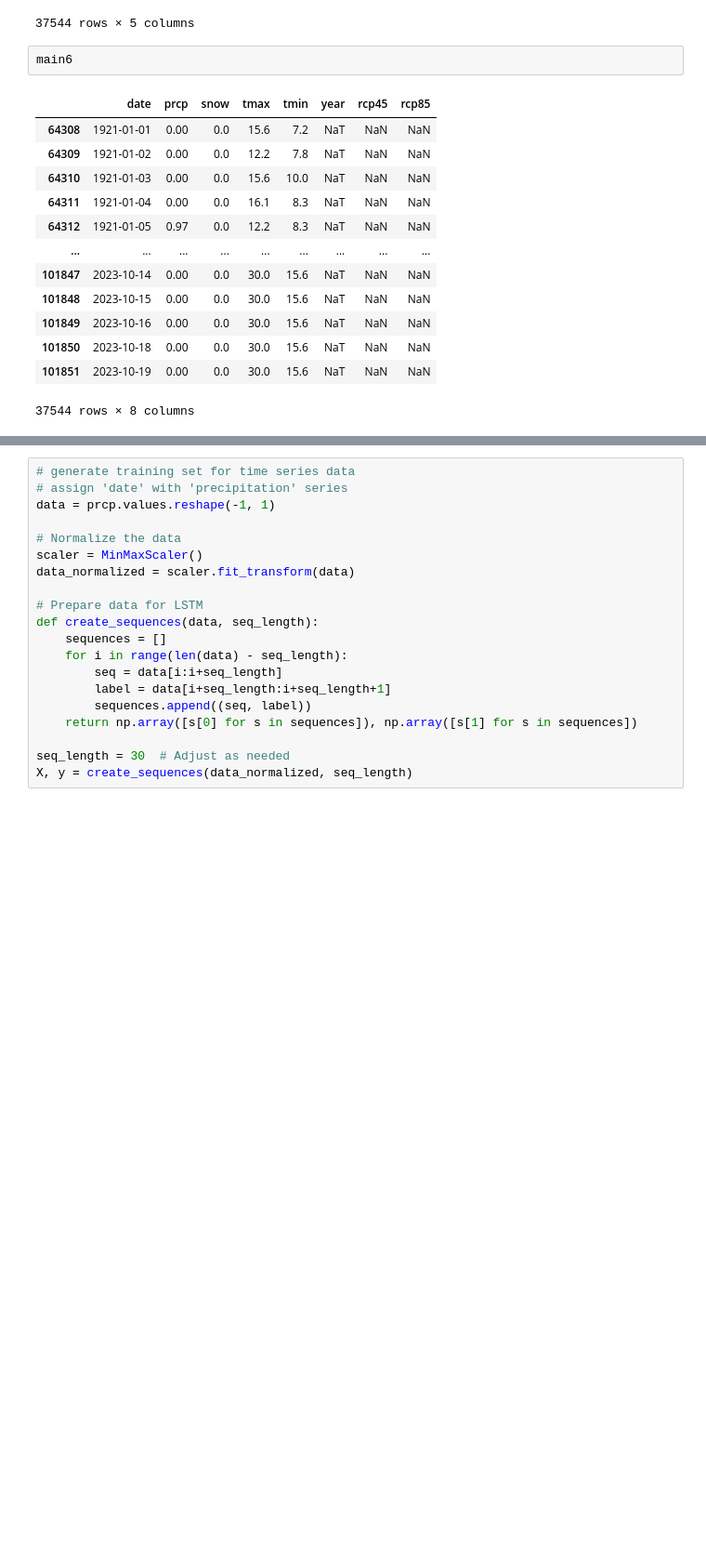
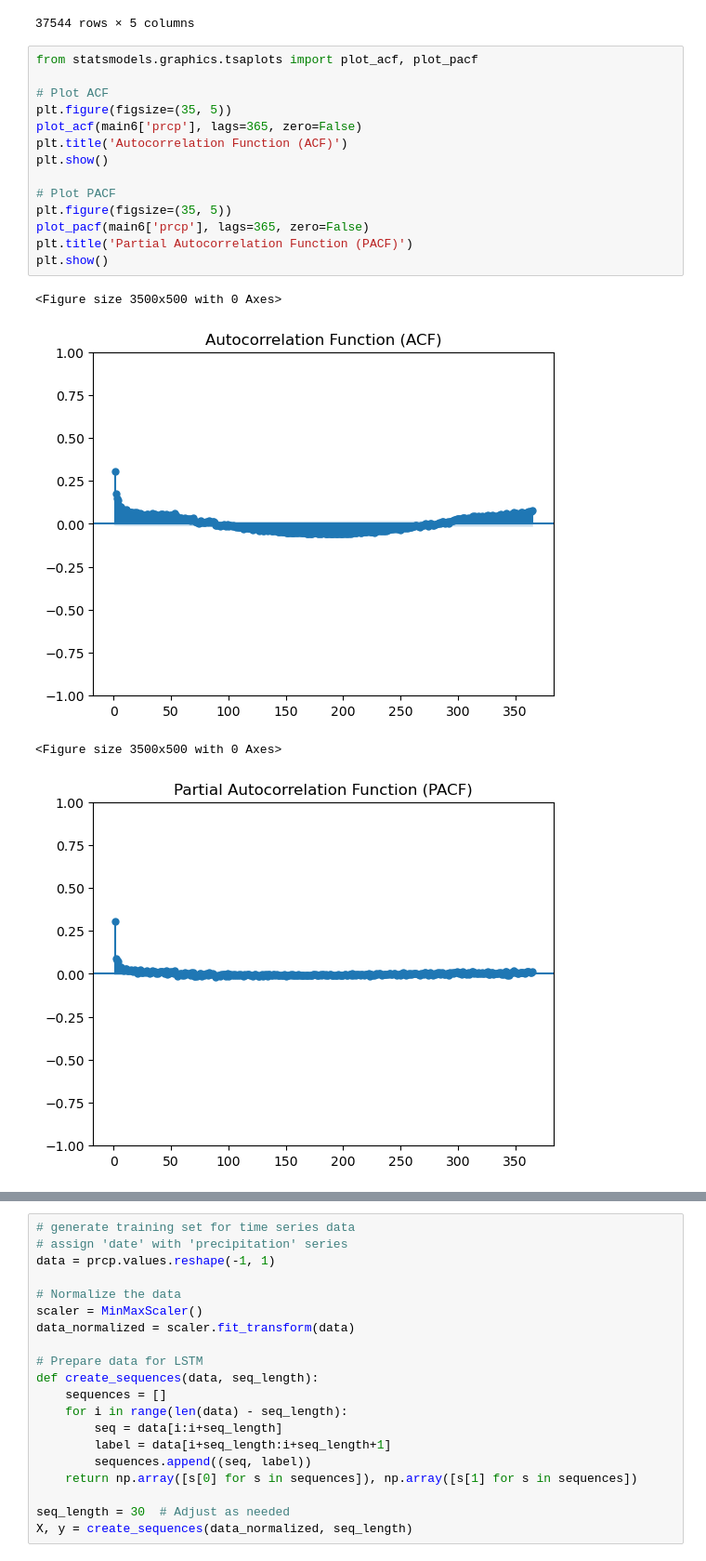
Before and after one commit to sumatepru/sf_climate_projection, a Jupyter notebook: code_for_daily_data.ipynb, the cells around one changed output, grey strips where cells are left out. Shown: that part at 93% size. Drawn from its saved outputs; the diff is of its cells as text; blank space fills up the shorter version.

```diff
--- a/code_for_daily_data.ipynb
+++ b/code_for_daily_data.ipynb
@@ -579,22 +616,25 @@ main4
 | 101850 | 2023-10-18 | 0.00 | 0.0 | 30.0 | 15.6 |
 | 101851 | 2023-10-19 | 0.00 | 0.0 | 30.0 | 15.6 |
 37544 rows × 5 columns
-# %%
-main6
-# %% [output]
-|  | date | prcp | snow | tmax | tmin | year | rcp45 | rcp85 |
-| 64308 | 1921-01-01 | 0.00 | 0.0 | 15.6 | 7.2 | NaT | NaN | NaN |
-| 64309 | 1921-01-02 | 0.00 | 0.0 | 12.2 | 7.8 | NaT | NaN | NaN |
-| 64310 | 1921-01-03 | 0.00 | 0.0 | 15.6 | 10.0 | NaT | NaN | NaN |
-| 64311 | 1921-01-04 | 0.00 | 0.0 | 16.1 | 8.3 | NaT | NaN | NaN |
-| 64312 | 1921-01-05 | 0.97 | 0.0 | 12.2 | 8.3 | NaT | NaN | NaN |
-| ... | ... | ... | ... | ... | ... | ... | ... | ... |
-| 101847 | 2023-10-14 | 0.00 | 0.0 | 30.0 | 15.6 | NaT | NaN | NaN |
-| 101848 | 2023-10-15 | 0.00 | 0.0 | 30.0 | 15.6 | NaT | NaN | NaN |
-| 101849 | 2023-10-16 | 0.00 | 0.0 | 30.0 | 15.6 | NaT | NaN | NaN |
-| 101850 | 2023-10-18 | 0.00 | 0.0 | 30.0 | 15.6 | NaT | NaN | NaN |
-| 101851 | 2023-10-19 | 0.00 | 0.0 | 30.0 | 15.6 | NaT | NaN | NaN |
-37544 rows × 8 columns
+# %%
+from statsmodels.graphics.tsaplots import plot_acf, plot_pacf
+
+# Plot ACF
+plt.figure(figsize=(35, 5))
+plot_acf(main6['prcp'], lags=365, zero=False)
+plt.title('Autocorrelation Function (ACF)')
+plt.show()
+
+# Plot PACF
+plt.figure(figsize=(35, 5))
+plot_pacf(main6['prcp'], lags=365, zero=False)
+plt.title('Partial Autocorrelation Function (PACF)')
+plt.show()
+# %% [output]
+<Figure size 3500x500 with 0 Axes>
+[figure, added]
+<Figure size 3500x500 with 0 Axes>
+[figure, added]
 # %%
 import time
 # set index as datetime variable for merging
```
Also changed, not shown: parts of 2 cells of this notebook.
